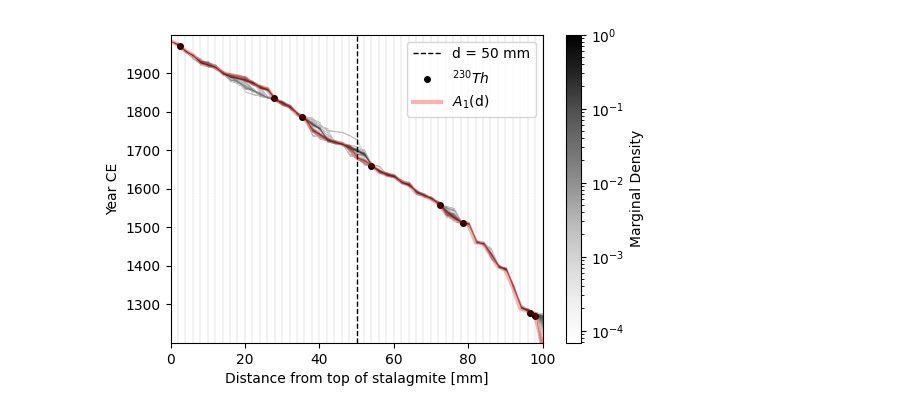
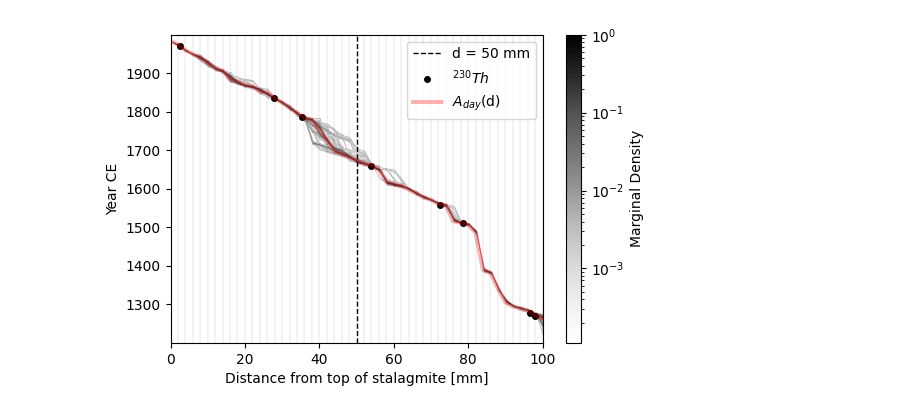
Before and after one commit to hannakjellson/Sampling-for-age-depth-modelling, a Jupyter notebook: python/src/age_depth_models/age_depth_model_PT_normal/plot.ipynb, the cells around one changed output. Cells and saved outputs as stored; diff of their text form; code cells hidden in the pictures.

```diff
--- a/python/src/age_depth_models/age_depth_model_PT_normal/plot.ipynb
+++ b/python/src/age_depth_models/age_depth_model_PT_normal/plot.ipynb
@@ -69,7 +68,7 @@ base_dir = Path.cwd()
 
 # indices = np.argsort(energies)
 # sp = starting_points[indices][:pt_config["nt"]]
-sp_dir = base_dir / f"output/{data['dn']}/sd_{pt_config["hmcc"]["sd"]}"
+sp_dir = base_dir / f"output/{data['dn']}/{version}"
 np.random.seed(pt_config['hmcc']['sd'])
 sp = np.random.lognormal(mean = data["pm"], sigma = data["ps"], size = (pt_config["nt"], data["N"]))
 pt_config["hmcc"]["sp"] = np.ascontiguousarray(sp)
@@ -424,23 +326,0 @@ dt = 1
-# %%
-### Jackknife
-fig, ax = plt.subplots(figsize=(6, 4))
-hists = []
-bins = np.arange(bin_range[0], bin_range[1] + dt, dt)
-bin_centers = bins[1:] - dt / 2
-
-full_CV_values = np.histogram(data["th"] - data["dc"] * np.sum(short_samples[:, :index], axis = 1), density = True, bins = bins)
-
-for i in range(len(short_samples)):
-    CV_values = data["th"] - data["dc"] * np.sum(np.delete(short_samples, i, axis=0)[:, :index], axis = 1)
-    hists.append(np.histogram(CV_values, density = True, bins = bins)[0])
-    if (i%100 ==0):
-        print(i/len(short_samples))
-
-
-ax.hist(CV_values, bins = bins, color = "grey", alpha = 0.5, density = True)
-ax.set_xlabel("Year CE")
-ax.set_ylabel("Marginal Density")
-ax.axvline(x=true_ages[index], color=data_color, linestyle='--', linewidth = 1, label = data_name + f"({int(interesting_depth)} mm)")
-plt.legend()
-plt.savefig(f"{output_dir}/samples_along_depth_{interesting_depth}.jpg")
-plt.show()
@@ -550,7 +339,7 @@ plt.savefig(f"{output_dir}/samples_along_depth_{interesting_depth}_error.jpg")
 # %%
 from matplotlib import colors
 
-X = short_samples[:, :].T
+X = samples[-1, :, :].T
 D, N = X.shape
 
 # Depth grid (0:2:2*D)'
@@ -587,35 +376,35 @@ for i in range(Z):
 fig, ax = plt.subplots(figsize=(6, 4))
 plt.set_cmap(plt.cm.Greys)
 for i, c in enumerate(data["cs"]):
     if i ==index:
         ax.axvline(x=c, color='k', linestyle='--', linewidth = 1, label = f"d = {int(interesting_depth)} mm")
     else:
         ax.axvline(x=c, color='k', linestyle='--', linewidth = 0.1)
 
 ax.plot(data["c14d"], np.squeeze(data["c14"]), "ko", markersize=4, label = r"$^{230}Th$")
-ax.plot(data["cs"], true_ages, color = data_color, linewidth=3, alpha = 0.3, label = data_name + "(d)")
+ax.plot(data["cs"], true_ages, color = "red", linewidth=3, alpha = 0.3, label = data_name + "(d)")
 im = ax.imshow(
     C.T,
     extent=[z[0], z[-1], t[0], t[-1]],
     origin='lower',
     aspect='auto',
     # vmin=0,
     # vmax=0.01 * N,
     norm=colors.LogNorm()
 )
 
 plt.legend(loc = "upper right")
 cbar = plt.colorbar(im)
 cbar.set_label("Marginal Density")
 plt.xlabel("Distance from top of stalagmite [mm]")
 plt.ylabel("Year CE")
 plt.savefig(f"{output_dir}/resampled_no_mean.jpg")
 plt.show()
 
 # del A, C
 # gc.collect()
 # %% [output]
-[figure, old version]
+[figure, new version]
 # %%
 # from matplotlib import colors
 
```
Also changed, not shown: parts of 24 cells of this notebook, 1 other file.
